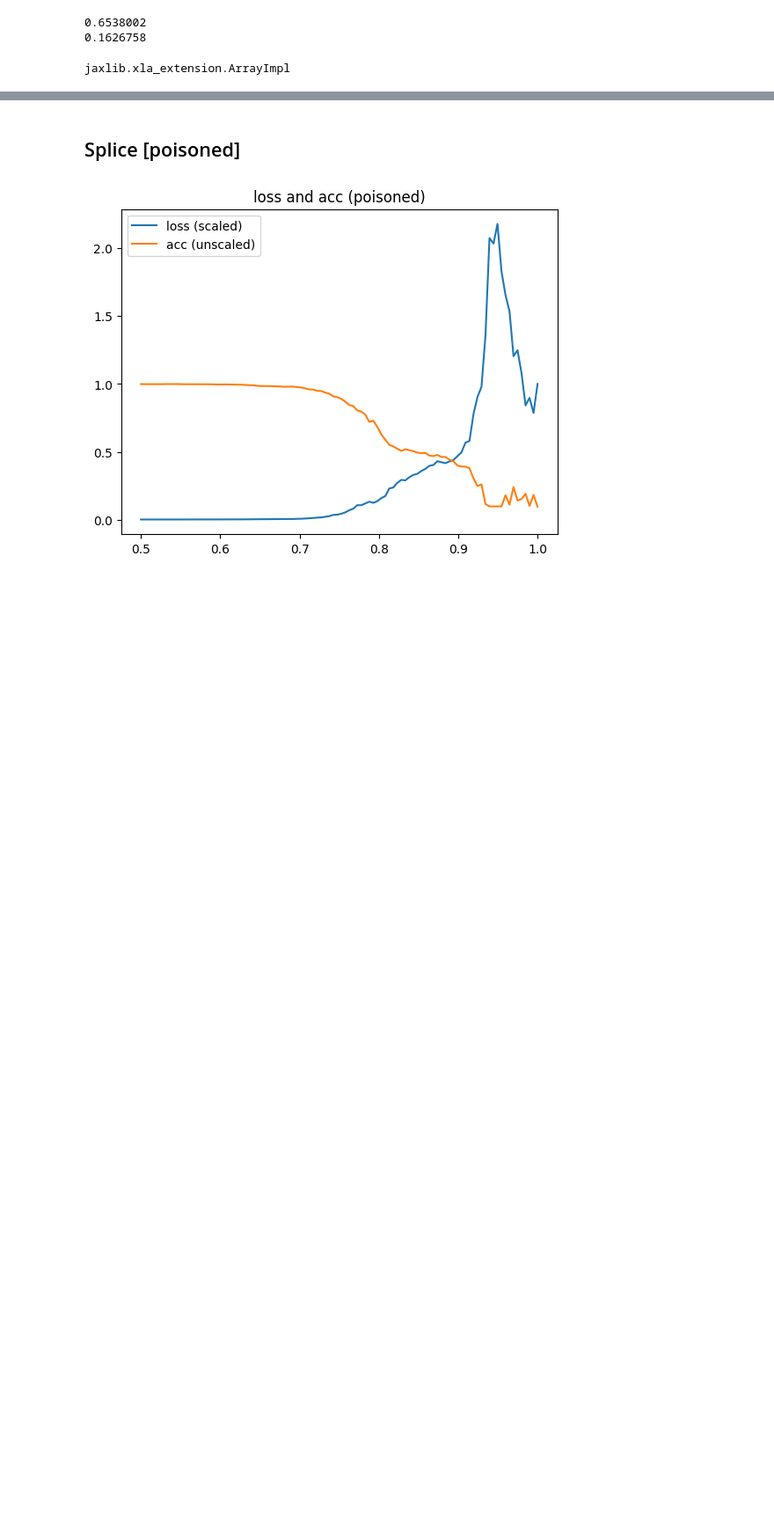
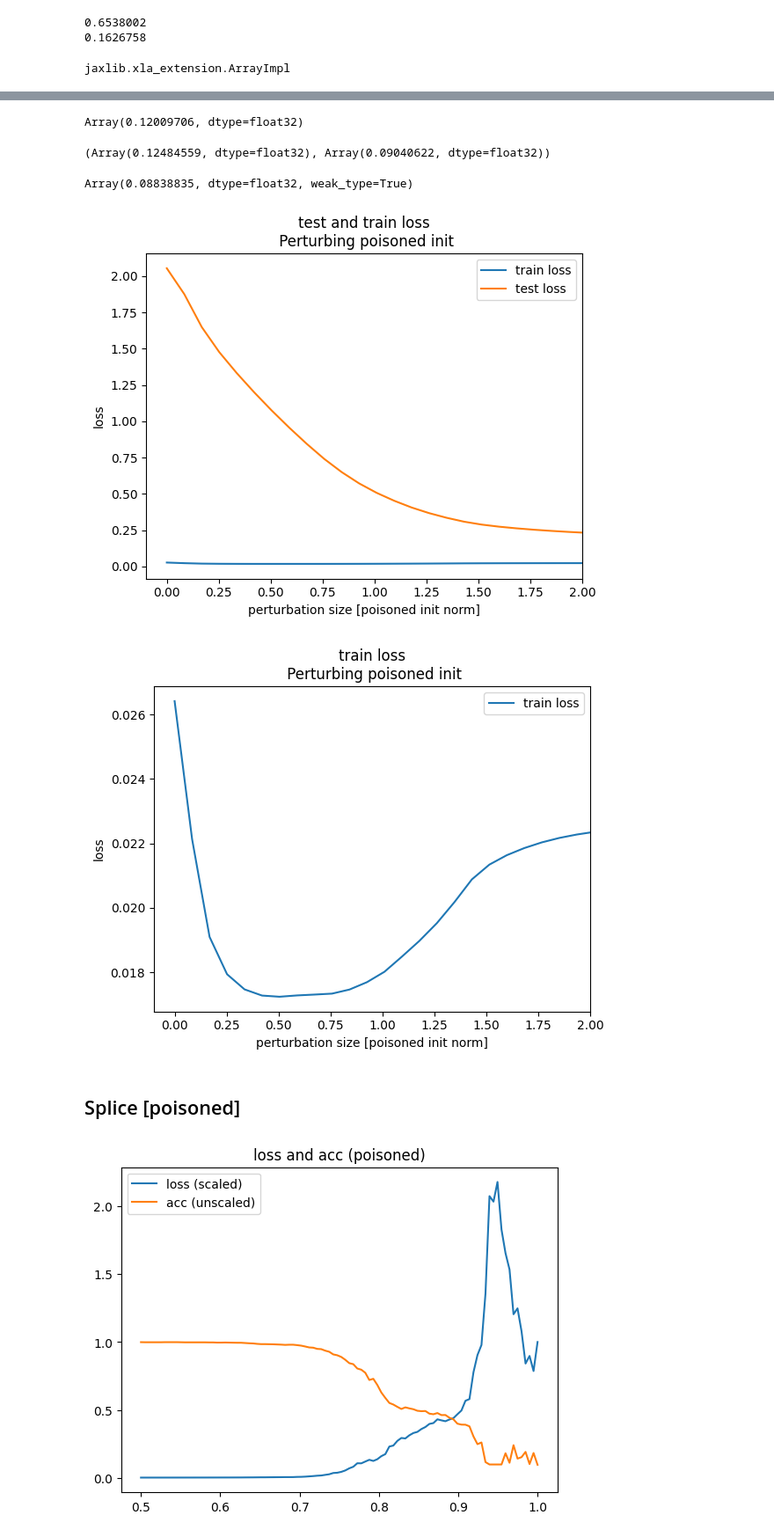
Before and after one commit to EleutherAI/basin-volume, a Jupyter notebook: delta_size.ipynb, the cells around one changed output, grey strips where cells are left out. Shown at 88% size. Drawn from its saved outputs; the diff is of its cells as text; code cells hidden in the pictures; blank space fills up the shorter version.

```diff
--- a/delta_size.ipynb
+++ b/delta_size.ipynb
@@ -392,3 +405,38 @@ final_params.shape
+# %%
+jnp.sqrt(jnp.mean(poisoned_init**2))
+# %% [output]
+Array(0.12009706, dtype=float32)
+# %%
+kernel0 = unravel(rand_init)['params']['Dense_0']['kernel']
+kernel1 = unravel(rand_init)['params']['Dense_1']['kernel']
+jnp.std(kernel0), jnp.std(kernel1)
+# %% [output]
+(Array(0.12484559, dtype=float32), Array(0.09040622, dtype=float32))
+# %%
+.125 * jnp.sqrt(2)/2
+# %% [output]
+Array(0.08838835, dtype=float32, weak_type=True)
+# %%
+
+plt.plot(jnp.linspace(0, 1/.12, 100), train_losses, label="train loss")
+plt.plot(jnp.linspace(0, 1/.12, 100), test_losses, label="test loss")
+plt.xlabel("perturbation size [poisoned init norm]")
+plt.ylabel("loss")
+plt.xlim(-.1, 2)
+plt.legend()
+plt.title("test and train loss\n Perturbing poisoned init")
+plt.show()
+#plt.plot(jnp.linspace(0, 1, 100), test_losses, label="test loss")
+plt.plot(jnp.linspace(0, 1/.12, 100),  train_losses, label="train loss")
+plt.xlabel("perturbation size [poisoned init norm]")
+plt.ylabel("loss")
+plt.xlim(-.1, 2)
+plt.legend()
+plt.title("train loss\n Perturbing poisoned init")
+plt.show()
+# %% [output]
+[figure, added]
+[figure, added]
 # %% [markdown]
 ## Splice [poisoned]
 # %%
```
Also changed, not shown: parts of 16 cells of this notebook, 3 other files.
